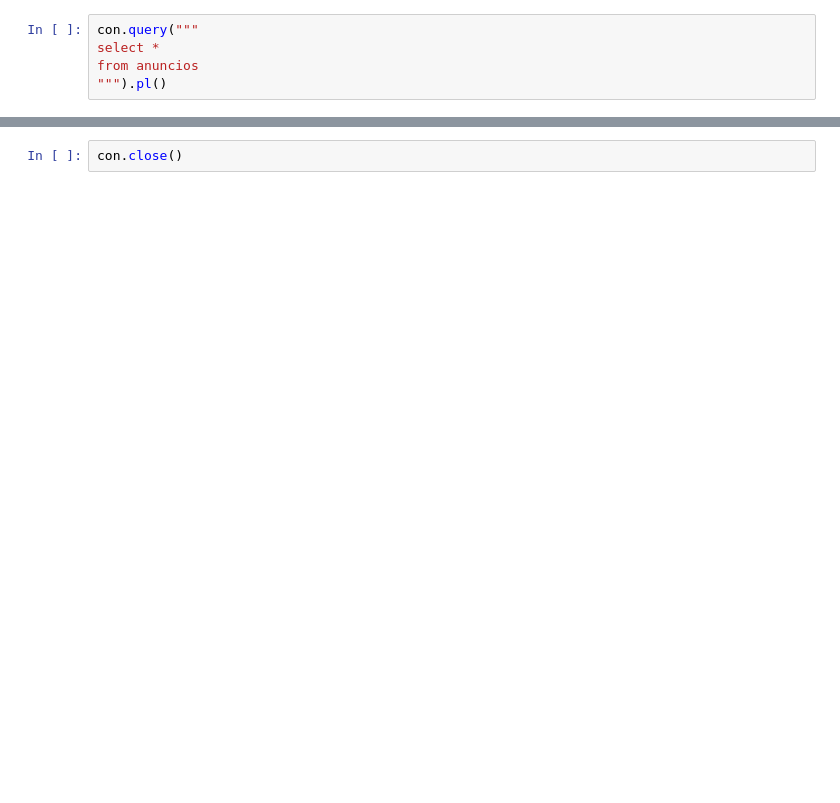
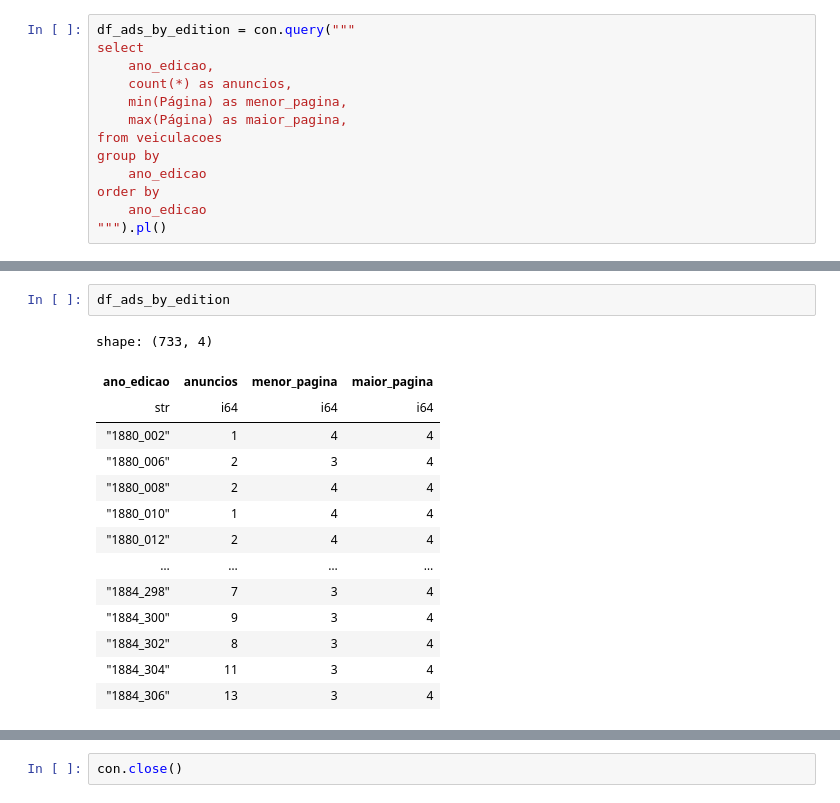
Before and after one commit to danibritods/pharma1880, a Jupyter notebook: notebooks/03_visualization.ipynb, the cells around one changed output, grey strips where cells are left out. Saved outputs shown, nothing was run; the diff lists cells and outputs as text; blank space fills up the shorter version.

```diff
--- a/notebooks/03_visualization.ipynb
+++ b/notebooks/03_visualization.ipynb
@@ -11,5 +55,13 @@ OutOfMemoryException: Out of Memory Error: Allocation failure
 # %%
-con.query("""
-select *
-from anuncios
+df_ads_by_edition = con.query("""
+select
+    ano_edicao,
+    count(*) as anuncios,
+    min(Página) as menor_pagina,
+    max(Página) as maior_pagina,
+from veiculacoes
+group by
+    ano_edicao
+order by
+    ano_edicao
 """).pl()
@@ -30,0 +68,17 @@ shape: (44, 16)
+# %%
+df_ads_by_edition
+# %% [output]
+shape: (733, 4)
+| ano_edicao | anuncios | menor_pagina | maior_pagina |
+| str | i64 | i64 | i64 |
+| "1880_002" | 1 | 4 | 4 |
+| "1880_006" | 2 | 3 | 4 |
+| "1880_008" | 2 | 4 | 4 |
+| "1880_010" | 1 | 4 | 4 |
+| "1880_012" | 2 | 4 | 4 |
+| … | … | … | … |
+| "1884_298" | 7 | 3 | 4 |
+| "1884_300" | 9 | 3 | 4 |
+| "1884_302" | 8 | 3 | 4 |
+| "1884_304" | 11 | 3 | 4 |
+| "1884_306" | 13 | 3 | 4 |
```
Also changed, not shown: parts of 13 cells of this notebook, 2 other files.
